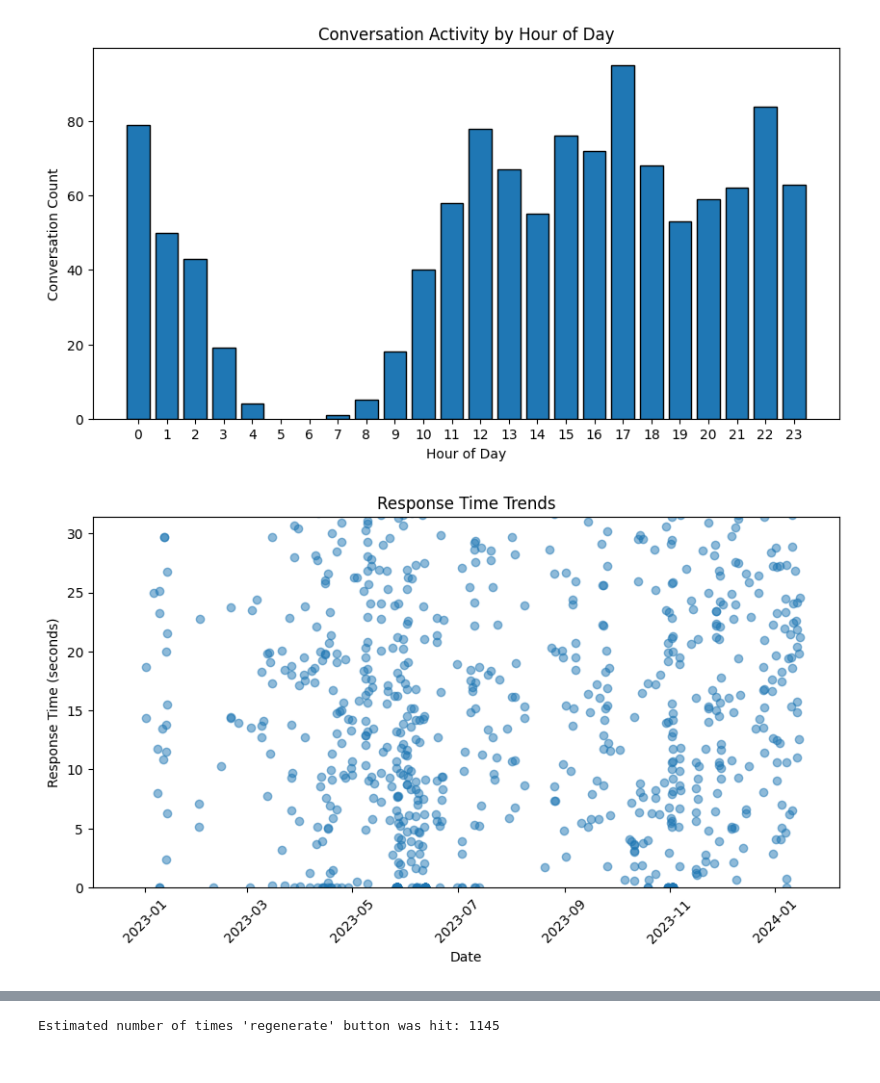
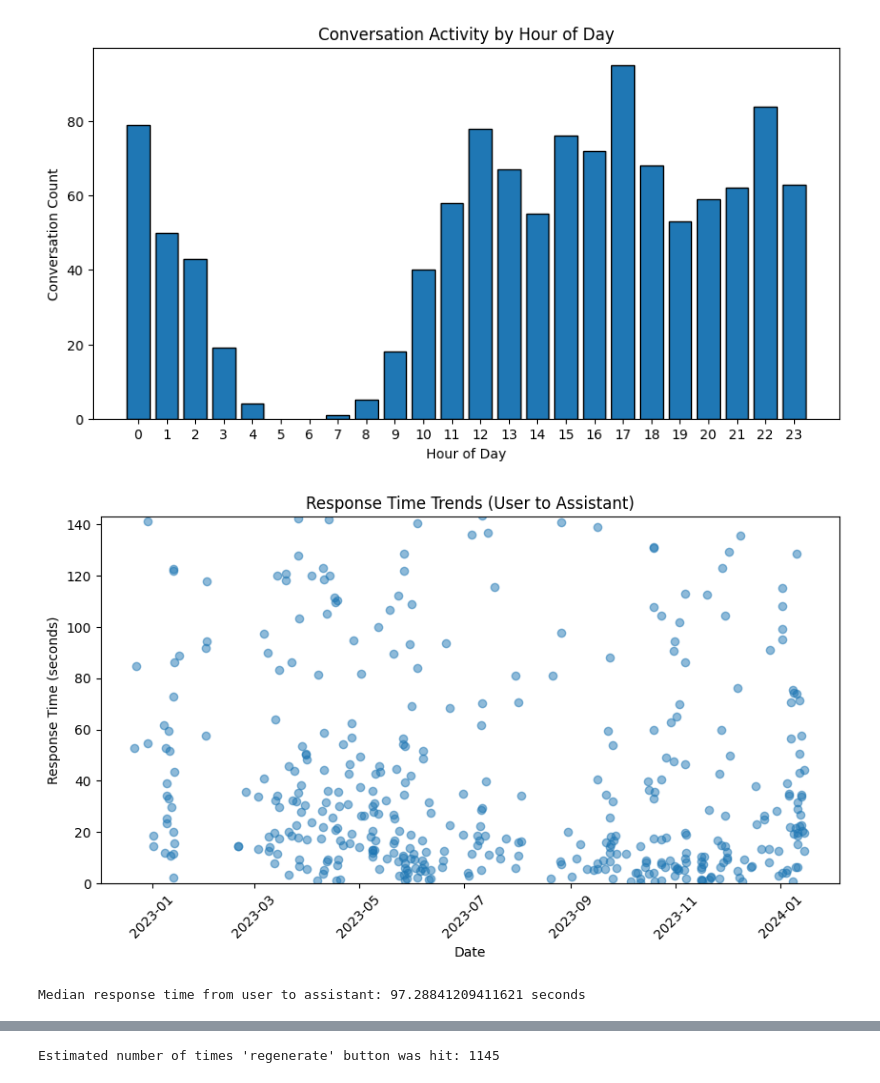
Before and after one commit to Ellysian/CS210-Project, a Jupyter notebook: analyze.ipynb, the cells around one changed output, grey strips where cells are left out. Drawn from its saved outputs; the diff is of its cells as text; code cells hidden in the pictures.

```diff
--- a/analyze.ipynb
+++ b/analyze.ipynb
@@ -153,51 +157,57 @@ plt.show()
 # %% [output]
 [figure]
 # %%
-# Plot response time scatterplot
 import json
 import pandas as pd
 import matplotlib.pyplot as plt
+import numpy as np
 
 # Read the jsonl file and load conversations into a list
 conversations = []
 with open('conversations.jsonl', 'r') as file:
     for line in file:
         conversations.append(json.loads(line))
 
-# Calculate response time for each conversation
+# Calculate response time for each user message waiting for ChatGPT's response
 response_times = []
 conversation_dates = []
 for conversation in conversations:
     mapping = conversation['mapping']
     message_ids = list(mapping.keys())
     message_ids.sort()
     for i in range(1, len(message_ids)):
-        curr_message = mapping[message_ids[i]]
-        prev_message = mapping[message_ids[i - 1]]
-        if curr_message['message'] is not None and prev_message['message'] is not None:
-            curr_create_time = curr_message['message']['create_time']
-            prev_create_time = prev_message['message']['create_time']
-            if curr_create_time is not None and prev_create_time is not None:
-                response_time = curr_create_time - prev_create_time
-                if response_time >= 0:
-                    response_times.append(response_time)
-                    conversation_dates.append(conversation['create_time'])
+        curr_message = mapping[message_ids[i]]['message']
+        prev_message = mapping[message_ids[i - 1]]['message']
+        # Check if the previous message was from the user and the current from the assistant
+        if prev_message and curr_message and \
+           prev_message['author']['role'] == 'user' and \
+           curr_message['author']['role'] == 'assistant':
+            curr_create_time = curr_message['create_time']
+            prev_create_time = prev_message['create_time']
+            response_time = curr_create_time - prev_create_time
+            if response_time >= 0:
+                response_times.append(response_time)
+                conversation_dates.append(conversation['create_time'])
 
 # Convert conversation dates to pandas datetime
 conversation_dates = pd.to_datetime(conversation_dates, unit='s')
 
 # Plot response time trends as scatter plot
 plt.figure(figsize=(10, 5))
 plt.scatter(conversation_dates, response_times, alpha=0.5)
-plt.title('Response Time Trends')
+plt.title('Response Time Trends (User to Assistant)')
 plt.xlabel('Date')
 plt.ylabel('Response Time (seconds)')
 plt.xticks(rotation=45)
-plt.ylim(0, max(response_times) * 0.00002)  # Adjust y-axis scale
-# plt.yscale('log')  # Use log scale for y-axis
+plt.ylim(0, max(response_times) * 0.0002)
 plt.show()
+
+# Print median response time
+median_response_time = np.median(response_times)
+print(f"Median response time from user to assistant: {median_response_time} seconds")
 # %% [output]
-[figure, old version]
+[figure, new version]
+Median response time from user to assistant: 97.28841209411621 seconds
 # %%
 # Total wait time
 import numpy as np
```
Also changed, not shown: parts of 3 cells of this notebook.
